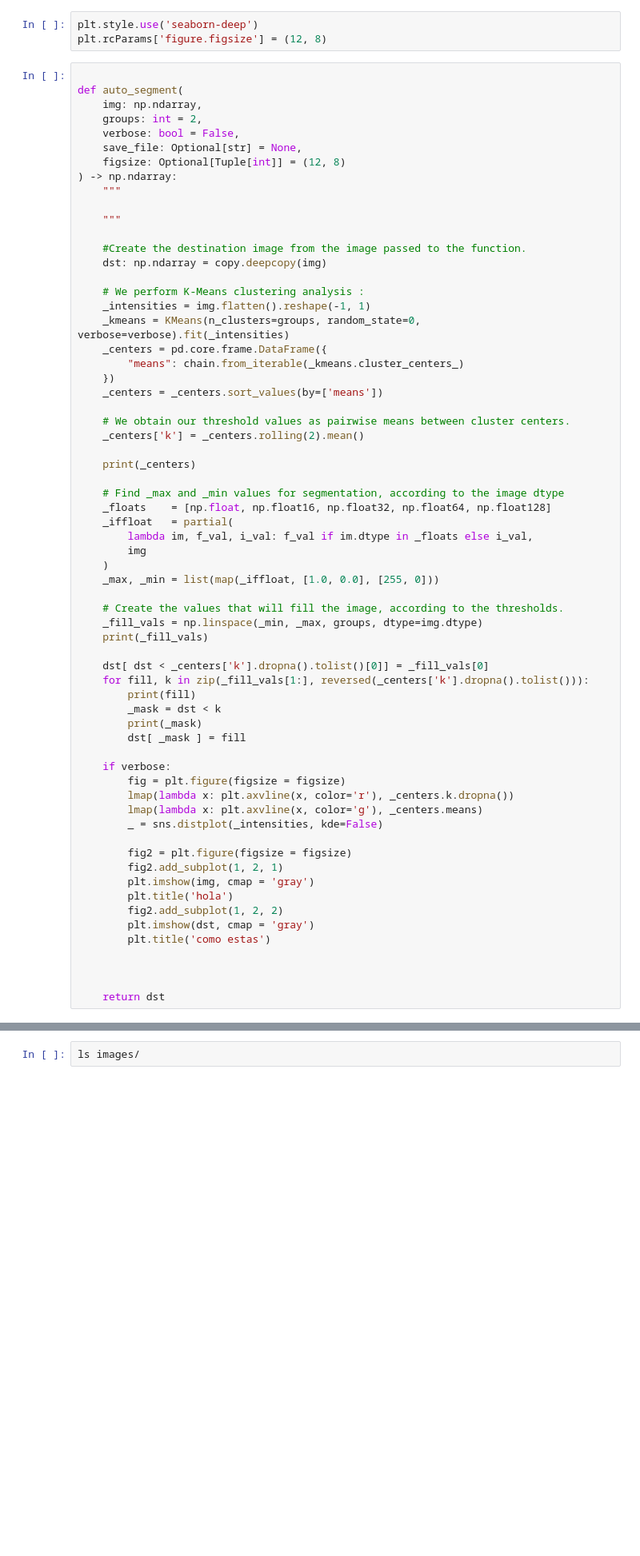
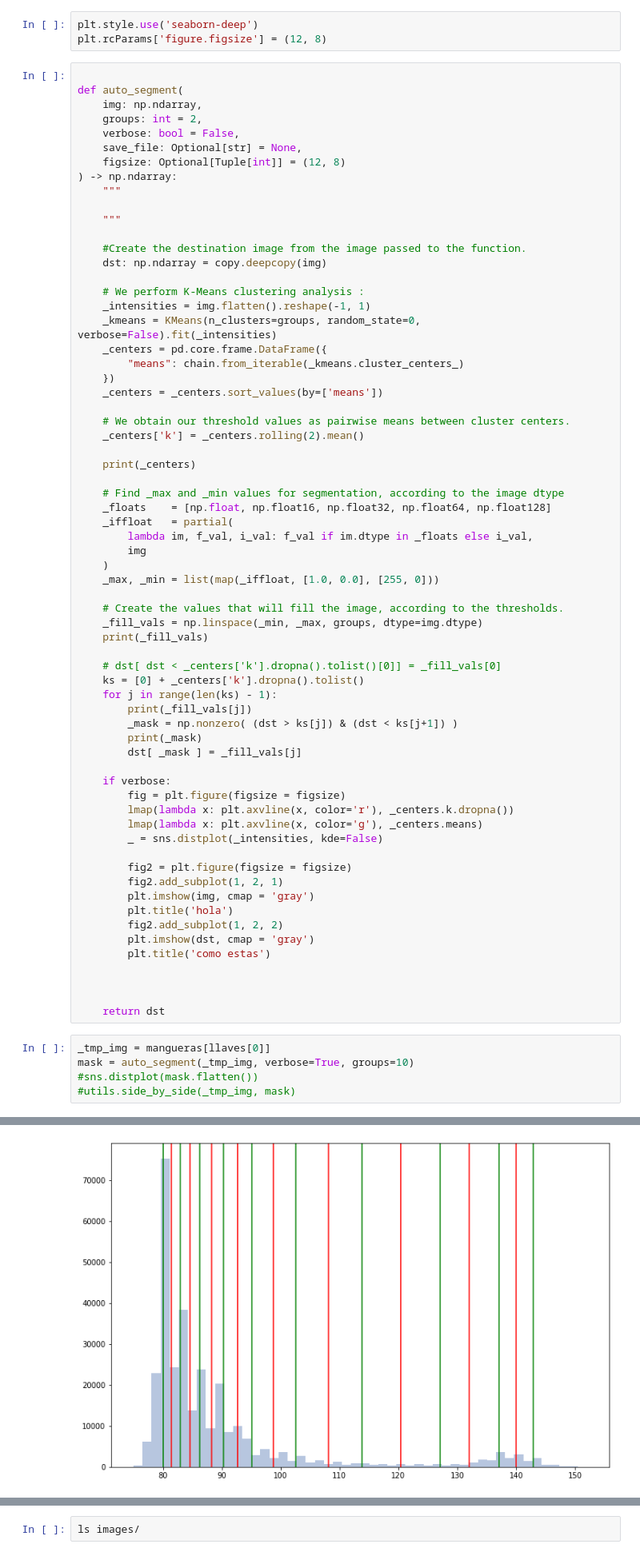
Before and after one commit to Pagutri/ProyectoAsignadoImagenes, a Jupyter notebook: Pregunta1.ipynb, the cells around one changed output, grey strips where cells are left out. Shown at 80% size. Drawn from its saved outputs; the diff is of its cells as text; blank space fills up the shorter version.

```diff
--- a/Pregunta1.ipynb
+++ b/Pregunta1.ipynb
@@ -64,7 +64,7 @@ def auto_segment(
 
     # We perform K-Means clustering analysis :
     _intensities = img.flatten().reshape(-1, 1)
-    _kmeans = KMeans(n_clusters=groups, random_state=0, verbose=verbose).fit(_intensities)
+    _kmeans = KMeans(n_clusters=groups, random_state=0, verbose=False).fit(_intensities)
     _centers = pd.core.frame.DataFrame({
         "means": chain.from_iterable(_kmeans.cluster_centers_)
     })
@@ -87,12 +87,13 @@ def auto_segment(
     _fill_vals = np.linspace(_min, _max, groups, dtype=img.dtype)
     print(_fill_vals)
 
-    dst[ dst < _centers['k'].dropna().tolist()[0]] = _fill_vals[0]
-    for fill, k in zip(_fill_vals[1:], reversed(_centers['k'].dropna().tolist())):
-        print(fill)
-        _mask = dst < k
+    # dst[ dst < _centers['k'].dropna().tolist()[0]] = _fill_vals[0]
+    ks = [0] + _centers['k'].dropna().tolist()
+    for j in range(len(ks) - 1):
+        print(_fill_vals[j])
+        _mask = np.nonzero( (dst > ks[j]) & (dst < ks[j+1]) )
         print(_mask)
-        dst[ _mask ] = fill
+        dst[ _mask ] = _fill_vals[j]
 
     if verbose:
         fig = plt.figure(figsize = figsize)
@@ -111,3 +112,9 @@ def auto_segment(
 
 
     return dst
+# %%
+_tmp_img = mangueras[llaves[0]]
+mask = auto_segment(_tmp_img, verbose=True, groups=10)
+#sns.distplot(mask.flatten())
+#utils.side_by_side(_tmp_img, mask)
+# %% [output]
@@ -113,0 +138 @@ def auto_segment(
+[figure, added]
```
Also changed, not shown: parts of 5 cells of this notebook, 1 other file.
